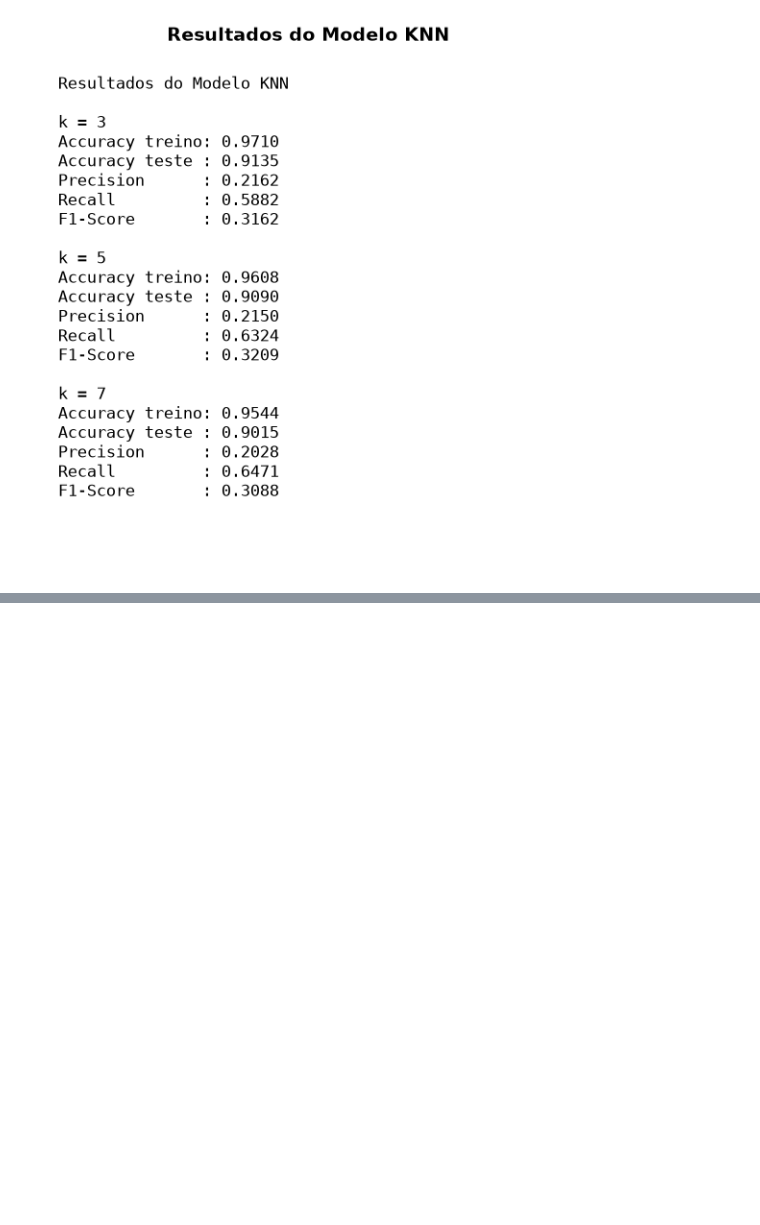
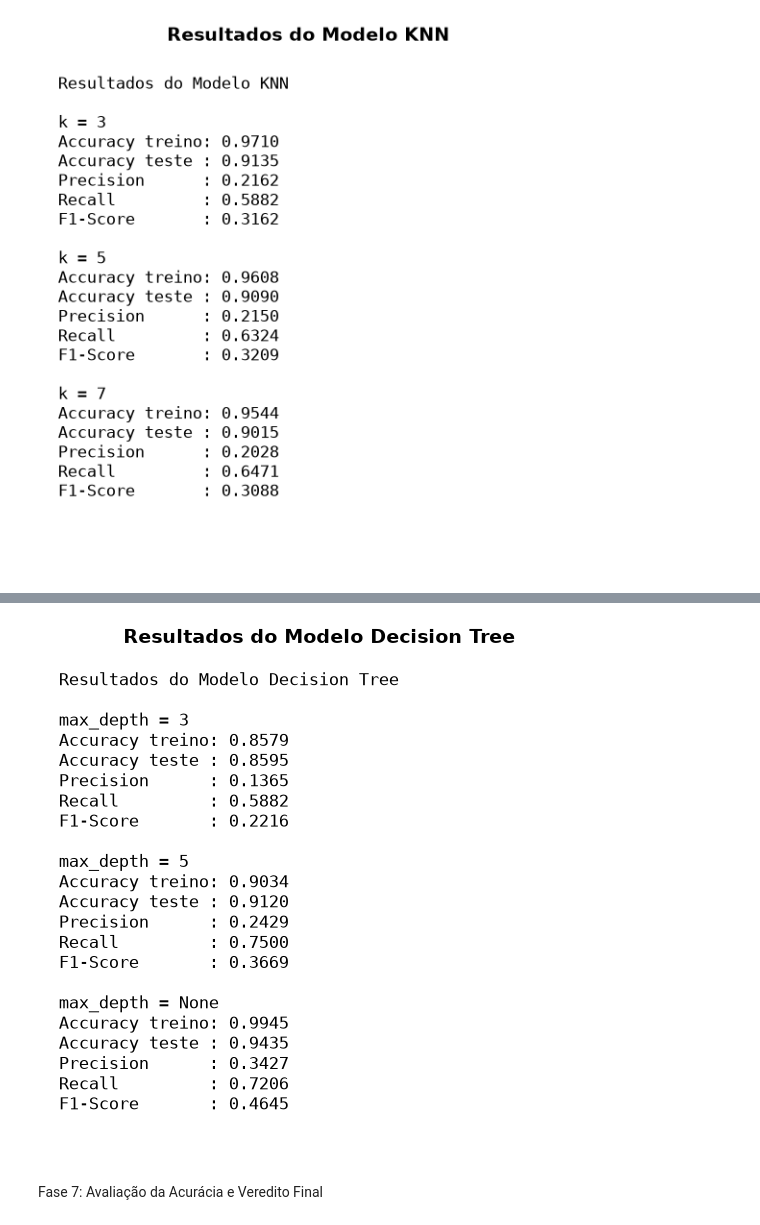
Before and after one commit to Carlos779-cloud/Projeto_Final, a Jupyter notebook: main.ipynb, the cells around one changed output, grey strips where cells are left out. Cells and saved outputs as stored; diff of their text form; code cells hidden in the pictures; blank space fills up the shorter version.

Commit message:
feat:reestruturacao de imagens/atualizacao notebook/resultado arvore de decisao e comparacao modelos

```diff
--- a/main.ipynb
+++ b/main.ipynb
@@ -548,10 +548,10 @@ X_train, X_test, y_train, y_test = train_test_split(
 
 # Aplicar o SMOTE apenas no conjunto de treinamento
 smote = SMOTE(random_state=42)
-X_train, y_train = smote.fit_resample(X_train, y_train)
+X_train_smote, y_train_smote = smote.fit_resample(X_train, y_train)
 
 # Exibir informações dos conjuntos
-print("Treino após SMOTE:", X_train.shape, y_train.shape)
+print("Treino após SMOTE:", X_train_smote.shape, y_train_smote.shape)
 print("Teste:", X_test.shape, y_test.shape)
 # %% [output]
 Treino após SMOTE: (15458, 8) (15458,)
@@ -625,7 +625,7 @@ Nesta etapa, ajustamos a escala de todas as variáveis numéricas do conjunto de
 scaler = StandardScaler()
 
 # Ajustar e transformar APENAS os dados de treino balanceados
-X_train_scaled = scaler.fit_transform(X_train)
+X_train_scaled = scaler.fit_transform(X_train_smote)
 
 # Transformar os dados de teste usando o mesmo aprendizado do treino
 X_test_scaled = scaler.transform(X_test)
@@ -661,14 +661,14 @@ for k in (3,5,7):
     knn = KNeighborsClassifier(n_neighbors=k)
 
     # Treinamento do modelo
-    knn.fit(X_train_scaled, y_train)
+    knn.fit(X_train_scaled, y_train_smote)
 
     # Previsão no conjunto de teste
     y_pred = knn.predict(X_test_scaled)
     y_pred_train = knn.predict(X_train_scaled)
 
     # Avaliação do modelo
-    accuracy_treino = accuracy_score(y_train, y_pred_train)
+    accuracy_treino = accuracy_score(y_train_smote, y_pred_train)
     accuracy_teste = accuracy_score(y_test, y_pred)
     precision = precision_score(y_test, y_pred)
     recall = recall_score(y_test, y_pred)
@@ -688,7 +688,7 @@ for k in (3,5,7):
     print(f"Accuracy teste: {accuracy_teste:.4f}")
     print(f"Precision: {precision:.4f}")
     print(f"Recall: {recall:.4f}")
-    print(f"F1-Score: {f1:.4f}")
+    print(f"F1-Score: {f1:.4f}\n")
 # %% [output]
 Resultados para k=3:
 Accuracy treino: 0.9710
@@ -756,0 +875,46 @@ plt.show()
+# %%
+# Criar texto com os resultados da Decision Tree
+texto = "Resultados do Modelo Decision Tree\n\n"
+
+for resultado in tree_results:
+
+    texto += (
+        f"max_depth = {resultado['profundidade']}\n"
+        f"Accuracy treino: {resultado['accuracy_treino']:.4f}\n"
+        f"Accuracy teste : {resultado['accuracy_teste']:.4f}\n"
+        f"Precision      : {resultado['precision']:.4f}\n"
+        f"Recall         : {resultado['recall']:.4f}\n"
+        f"F1-Score       : {resultado['f1_score']:.4f}\n\n"
+    )
+
+# Criar figura
+fig = plt.figure(figsize=(7, 5))
+
+plt.title(
+    "Resultados do Modelo Decision Tree",
+    fontsize=14,
+    fontweight="bold"
+)
+
+plt.text(
+    0.02,
+    0.95,
+    texto,
+    fontsize=12,
+    family="monospace",
+    va="top"
+)
+
+plt.axis("off")
+
+plt.savefig(
+    "imagens/10_resultados_decision_tree.png",
+    dpi=300,
+    bbox_inches="tight"
+)
+
+plt.show()
+# %% [output]
+[figure, added]
+# %% [markdown]
+Fase 7: Avaliação da Acurácia e Veredito Final
```
Also changed, not shown: parts of 9 cells of this notebook, 3 other files.
